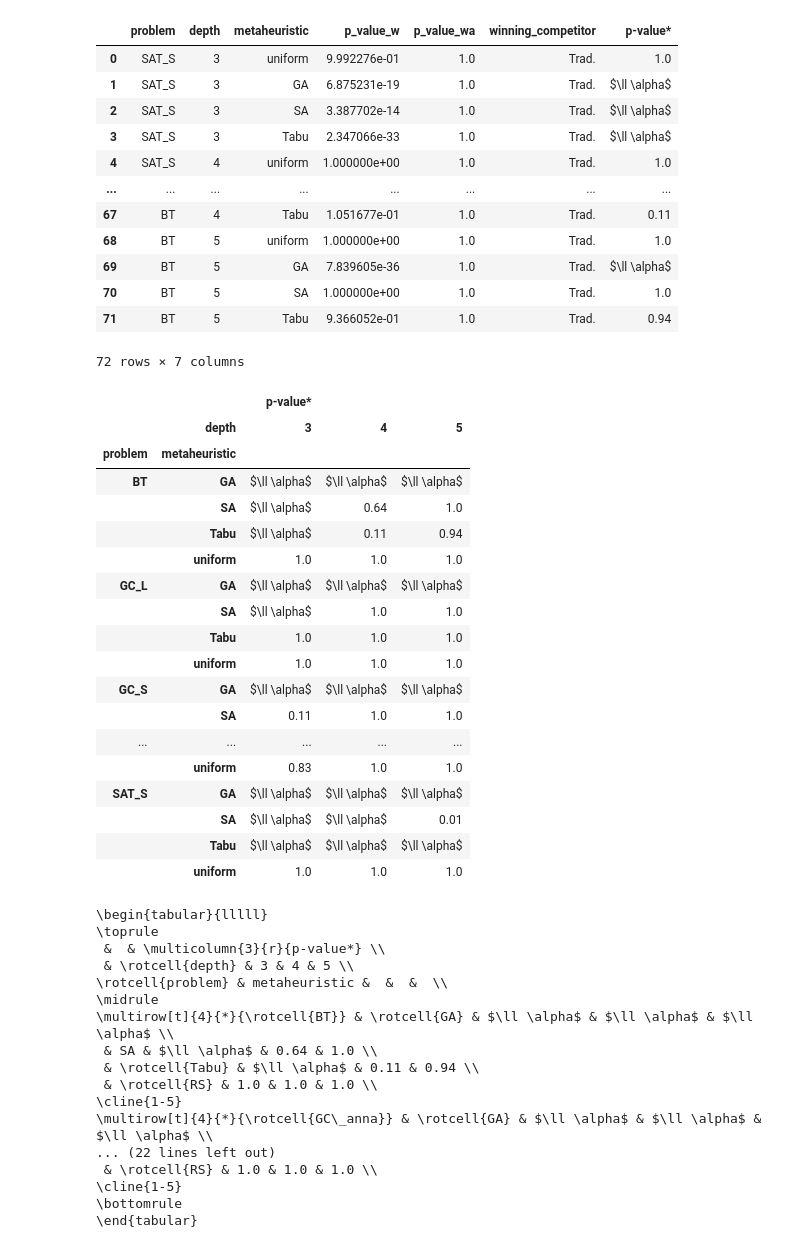
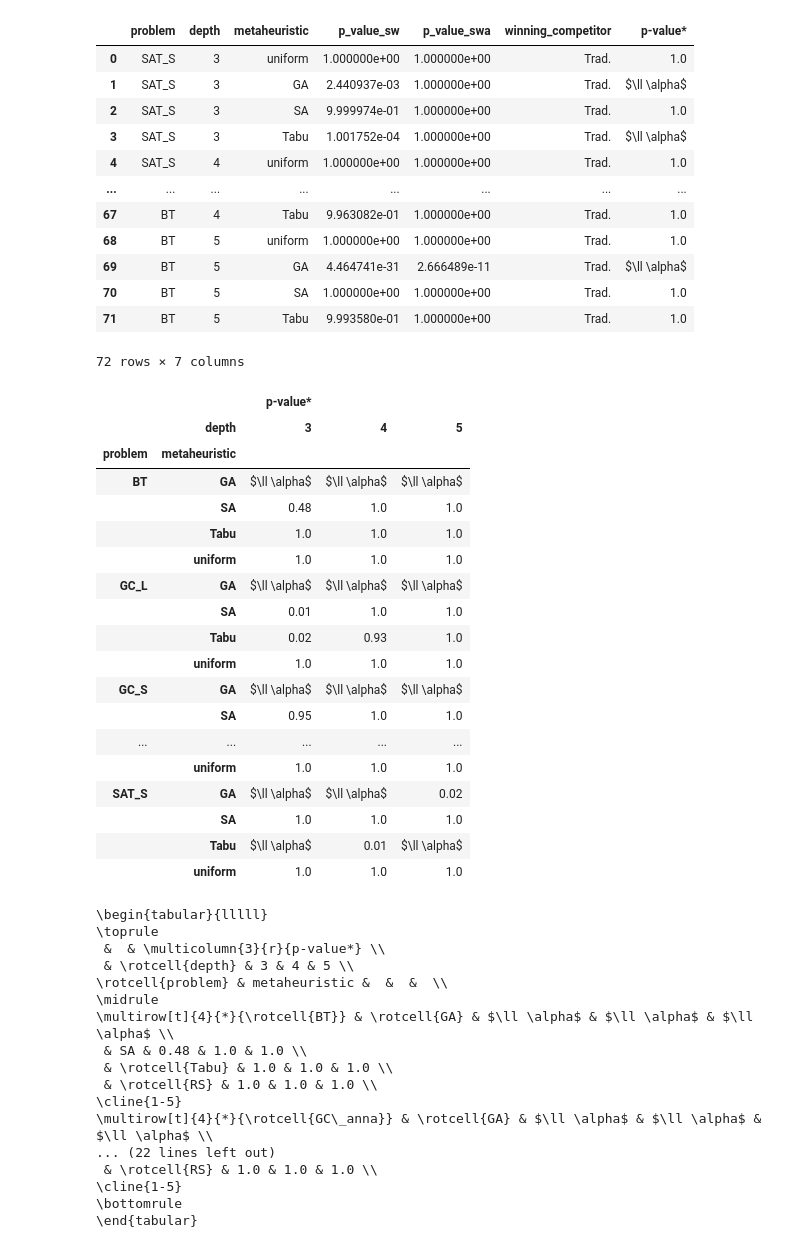
Before and after one commit to Giancarlo-Catalano/PS-descriptors, a Jupyter notebook: VarianceDecisionTree/process_data/accuracy_by_settings.ipynb, the cells around one changed output. Saved outputs shown, nothing was run; the diff lists cells and outputs as text; code cells hidden in the pictures.

```diff
--- a/VarianceDecisionTree/process_data/accuracy_by_settings.ipynb
+++ b/VarianceDecisionTree/process_data/accuracy_by_settings.ipynb
@@ -275,7 +254,7 @@ def generate_statistical_test_data(accuracy_data: pd.DataFrame, input_directory,
 
     def winning_competitor_for_competition_and_values(problem: str, depth: int, metaheuristic: str) -> (str, np.ndarray):
         for_each_method = {tree_method: filter_dataframe(usable_data, problem = problem, depth = depth, pRef_method = metaheuristic, kind = tree_method)[result_column]
-                           for tree_method in {"PS-W", "PS-WA", "IAI", "Trad."}}
+                           for tree_method in {"PS-SW", "PS-SWA", "IAI", "Trad."}}
 
         iai_average = np.average(for_each_method["IAI"])
         naive_average = np.average(for_each_method["Trad."])
@@ -283,14 +262,14 @@ def generate_statistical_test_data(accuracy_data: pd.DataFrame, input_directory,
 
         winning_competitor_method = "IAI" if iai_average > naive_average else "Trad."
 
-        p_value_between_w_and_competitor = mannwhitneyu(for_each_method["PS-W"], for_each_method[winning_competitor_method], alternative="greater").pvalue
-        p_value_between_wa_and_competitor = mannwhitneyu(for_each_method["PS-WA"], for_each_method[winning_competitor_method], alternative="greater").pvalue
+        p_value_between_w_and_competitor = mannwhitneyu(for_each_method["PS-SW"], for_each_method[winning_competitor_method], alternative="greater").pvalue
+        p_value_between_wa_and_competitor = mannwhitneyu(for_each_method["PS-SWA"], for_each_method[winning_competitor_method], alternative="greater").pvalue
 
         return {"problem": problem,
                 "depth": depth,
                 "metaheuristic": metaheuristic,
-                "p_value_w":p_value_between_w_and_competitor,
-                "p_value_wa": p_value_between_wa_and_competitor,
+                "p_value_sw":p_value_between_w_and_competitor,
+                "p_value_swa": p_value_between_wa_and_competitor,
                 "winning_competitor": winning_competitor_method}
 
 
@@ -311,7 +290,7 @@ def generate_statistical_test_data(accuracy_data: pd.DataFrame, input_directory,
 statistical_data = generate_statistical_test_data(accuracy_data, None, None)
 
 pivot_table = statistical_data.pivot_table(index=["problem", "depth", "metaheuristic"],
-                                            values =["p_value_w", "p_value_wa"])
+                                            values =["p_value_sw", "p_value_swa"])
 display(statistical_data)
 display(pivot_table)
 # %% [output]
@@ -351,7 +330,7 @@ def bold_max(row):
 
 
 def style_pivot_table(pivot_table):
-    custom_column_order = ['PS-W', 'PS-WA', 'IAI', 'Trad.']
+    custom_column_order = ['PS-SW', 'PS-SWA', 'IAI', 'Trad.']
 
     pivot_table = pivot_table.mul(100).round(1).astype(str) + "%"
 
@@ -534,7 +513,7 @@ def make_table_for_problems(problem_subset):
     with_right_problems = statistical_data[statistical_data['problem'].isin(problem_subset)]
     threshold = 0.005
     # Add the new 'successfull' column with "<<0.05" or the original p-value
-    with_right_problems['p-value*'] = with_right_problems['p_value_w'].apply(lambda x: r'$\ll \alpha$' if x < threshold else str(round(x, 2))[:4])
+    with_right_problems['p-value*'] = with_right_problems['p_value_sw'].apply(lambda x: r'$\ll \alpha$' if x < threshold else str(round(x, 2))[:4])
 
     display(with_right_problems)
 
@@ -546,59 +525,59 @@ def make_table_for_problems(problem_subset):
 
     return pivot_table
 
 
 
 table = make_table_for_problems(problems)
 
 display(table)
 
 latex_text = table.to_latex()
 latex_text = fix_latex(latex_text)
 print(latex_text)
 
 #left_table_latex = pivot_table_as_latex(left_table)
 #right_table_latex = pivot_table_as_latex(right_table)
 
 #full_table_latex = put_latex_tables_side_by_side(left_table_latex, right_table_latex)
 
 # print("left table:")
 # print(left_table_latex)
 #
 # print("\n\n\n\n\n\nright table")
 # print(right_table_latex)
 # %% [output]
-|  | problem | depth | metaheuristic | p_value_w | p_value_wa | winning_competitor | p-value* |
-| 0 | SAT_S | 3 | uniform | 9.992276e-01 | 1.0 | Trad. | 1.0 |
-| 1 | SAT_S | 3 | GA | 6.875231e-19 | 1.0 | Trad. | $\ll \alpha$ |
-| 2 | SAT_S | 3 | SA | 3.387702e-14 | 1.0 | Trad. | $\ll \alpha$ |
-| 3 | SAT_S | 3 | Tabu | 2.347066e-33 | 1.0 | Trad. | $\ll \alpha$ |
-| 4 | SAT_S | 4 | uniform | 1.000000e+00 | 1.0 | Trad. | 1.0 |
+|  | problem | depth | metaheuristic | p_value_sw | p_value_swa | winning_competitor | p-value* |
+| 0 | SAT_S | 3 | uniform | 1.000000e+00 | 1.000000e+00 | Trad. | 1.0 |
+| 1 | SAT_S | 3 | GA | 2.440937e-03 | 1.000000e+00 | Trad. | $\ll \alpha$ |
+| 2 | SAT_S | 3 | SA | 9.999974e-01 | 1.000000e+00 | Trad. | 1.0 |
+| 3 | SAT_S | 3 | Tabu | 1.001752e-04 | 1.000000e+00 | Trad. | $\ll \alpha$ |
+| 4 | SAT_S | 4 | uniform | 1.000000e+00 | 1.000000e+00 | Trad. | 1.0 |
 | ... | ... | ... | ... | ... | ... | ... | ... |
-| 67 | BT | 4 | Tabu | 1.051677e-01 | 1.0 | Trad. | 0.11 |
-| 68 | BT | 5 | uniform | 1.000000e+00 | 1.0 | Trad. | 1.0 |
-| 69 | BT | 5 | GA | 7.839605e-36 | 1.0 | Trad. | $\ll \alpha$ |
-| 70 | BT | 5 | SA | 1.000000e+00 | 1.0 | Trad. | 1.0 |
-| 71 | BT | 5 | Tabu | 9.366052e-01 | 1.0 | Trad. | 0.94 |
+| 67 | BT | 4 | Tabu | 9.963082e-01 | 1.000000e+00 | Trad. | 1.0 |
+| 68 | BT | 5 | uniform | 1.000000e+00 | 1.000000e+00 | Trad. | 1.0 |
+| 69 | BT | 5 | GA | 4.464741e-31 | 2.666489e-11 | Trad. | $\ll \alpha$ |
+| 70 | BT | 5 | SA | 1.000000e+00 | 1.000000e+00 | Trad. | 1.0 |
+| 71 | BT | 5 | Tabu | 9.993580e-01 | 1.000000e+00 | Trad. | 1.0 |
 72 rows × 7 columns
 |  |  | p-value* |  |  |
 |  | depth | 3 | 4 | 5 |
 | problem | metaheuristic |  |  |  |
 | BT | GA | $\ll \alpha$ | $\ll \alpha$ | $\ll \alpha$ |
-|  | SA | $\ll \alpha$ | 0.64 | 1.0 |
-|  | Tabu | $\ll \alpha$ | 0.11 | 0.94 |
+|  | SA | 0.48 | 1.0 | 1.0 |
+|  | Tabu | 1.0 | 1.0 | 1.0 |
 |  | uniform | 1.0 | 1.0 | 1.0 |
 | GC_L | GA | $\ll \alpha$ | $\ll \alpha$ | $\ll \alpha$ |
-|  | SA | $\ll \alpha$ | 1.0 | 1.0 |
-|  | Tabu | 1.0 | 1.0 | 1.0 |
+|  | SA | 0.01 | 1.0 | 1.0 |
+|  | Tabu | 0.02 | 0.93 | 1.0 |
 |  | uniform | 1.0 | 1.0 | 1.0 |
 | GC_S | GA | $\ll \alpha$ | $\ll \alpha$ | $\ll \alpha$ |
-|  | SA | 0.11 | 1.0 | 1.0 |
+|  | SA | 0.95 | 1.0 | 1.0 |
 | ... | ... | ... | ... | ... |
-|  | uniform | 0.83 | 1.0 | 1.0 |
-| SAT_S | GA | $\ll \alpha$ | $\ll \alpha$ | $\ll \alpha$ |
-|  | SA | $\ll \alpha$ | $\ll \alpha$ | 0.01 |
-|  | Tabu | $\ll \alpha$ | $\ll \alpha$ | $\ll \alpha$ |
 |  | uniform | 1.0 | 1.0 | 1.0 |
+| SAT_S | GA | $\ll \alpha$ | $\ll \alpha$ | 0.02 |
+|  | SA | 1.0 | 1.0 | 1.0 |
+|  | Tabu | $\ll \alpha$ | 0.01 | $\ll \alpha$ |
+|  | uniform | 1.0 | 1.0 | 1.0 |
 \begin{tabular}{lllll}
 \toprule
  &  & \multicolumn{3}{r}{p-value*} \\
@@ -606,8 +585,8 @@ print(latex_text)
 \rotcell{problem} & metaheuristic &  &  &  \\
 \midrule
 \multirow[t]{4}{*}{\rotcell{BT}} & \rotcell{GA} & $\ll \alpha$ & $\ll \alpha$ & $\ll \alpha$ \\
- & SA & $\ll \alpha$ & 0.64 & 1.0 \\
- & \rotcell{Tabu} & $\ll \alpha$ & 0.11 & 0.94 \\
+ & SA & 0.48 & 1.0 & 1.0 \\
+ & \rotcell{Tabu} & 1.0 & 1.0 & 1.0 \\
  & \rotcell{RS} & 1.0 & 1.0 & 1.0 \\
 \cline{1-5}
 \multirow[t]{4}{*}{\rotcell{GC\_anna}} & \rotcell{GA} & $\ll \alpha$ & $\ll \alpha$ & $\ll \alpha$ \\
```
Also changed, not shown: parts of 9 cells of this notebook, 6 other files.
